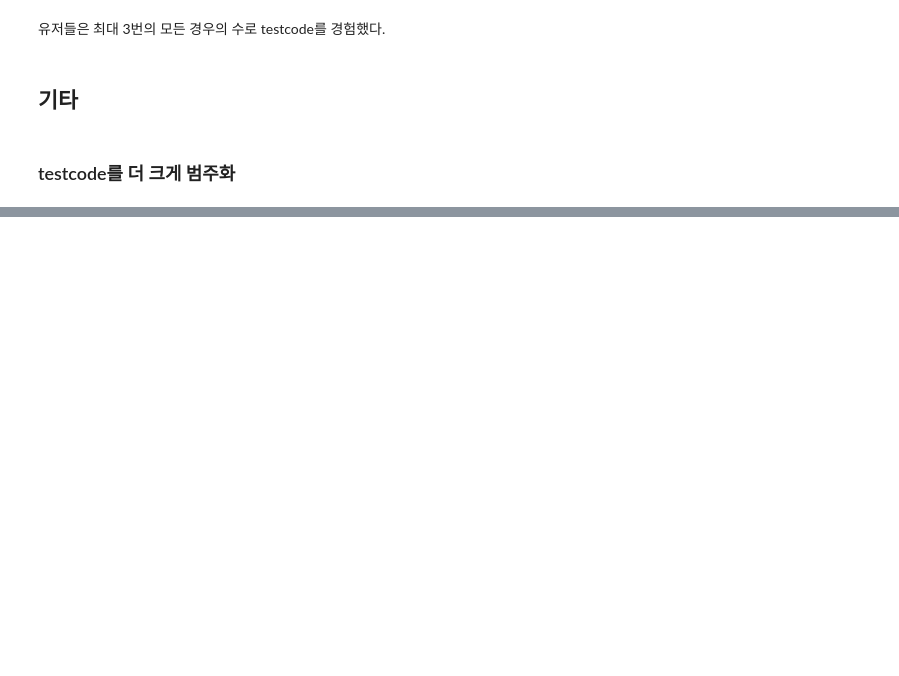
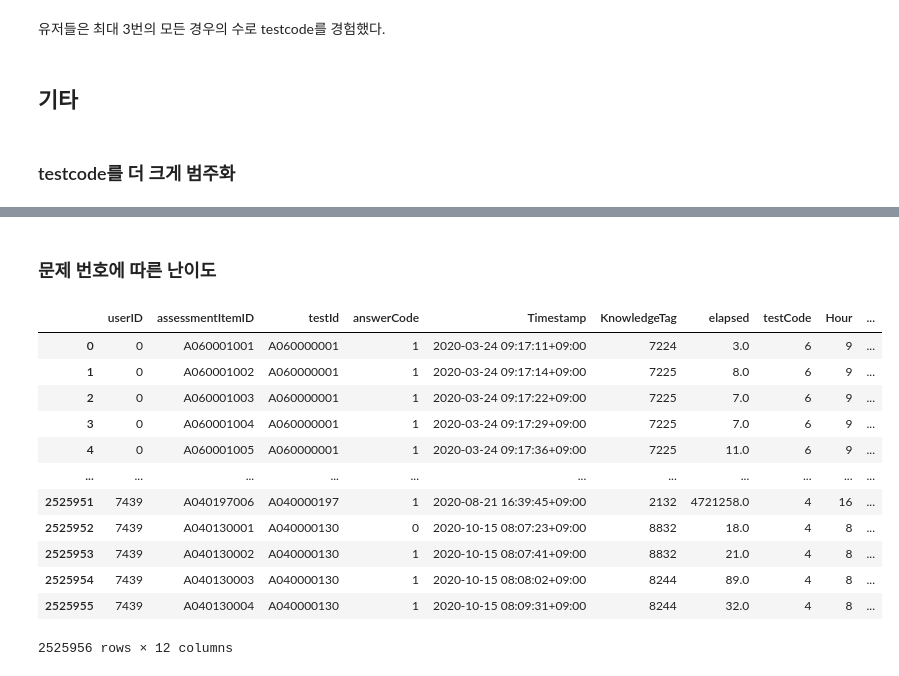
Before and after one commit to boostcampaitech5/level2_dkt-recsys-09, a Jupyter notebook: eda/eda_integration.ipynb, the cells around one changed output, grey strips where cells are left out. Saved outputs shown, nothing was run; the diff lists cells and outputs as text; code cells hidden in the pictures; blank space fills up the shorter version.

```diff
--- a/eda/eda_integration.ipynb
+++ b/eda/eda_integration.ipynb
@@ -895,0 +932,2 @@ sns.barplot(x='bigtestCode', y='answerCode', data=bigcode_groupby, palette='wint
+# %% [markdown]
+### 문제 번호에 따른 난이도
@@ -895,0 +940,27 @@ sns.barplot(x='bigtestCode', y='answerCode', data=bigcode_groupby, palette='wint
+# %%
+# test 별로 그룹화 한뒤 각 test 별로 마지막 문항을 나타내는 last_prob_no 피쳐 생성
+tmp = df_1.groupby(["testId"]).agg({"item": "max"})
+tmp.rename(columns={"item": "last_prob_no"}, inplace=True)
+
+# 기존의 DF와 merge 하여 각각의 시험지의 마지막 문항을 나타내는 피쳐 추가
+tmp_df = df_1.copy()
+tmp_df = pd.merge(tmp_df, tmp, on="testId", how="left")
+
+# 마지막 문제와 가까운 정도를 계산
+tmp_df["last_prob"] = tmp_df["item"] / tmp_df["last_prob_no"]
+tmp_df = tmp_df.drop("last_prob_no", axis=1)
+tmp_df
+# %% [output]
+|  | userID | assessmentItemID | testId | answerCode | Timestamp | KnowledgeTag | elapsed | testCode | Hour | ... |
+| 0 | 0 | A060001001 | A060000001 | 1 | 2020-03-24 09:17:11+09:00 | 7224 | 3.0 | 6 | 9 | ... |
+| 1 | 0 | A060001002 | A060000001 | 1 | 2020-03-24 09:17:14+09:00 | 7225 | 8.0 | 6 | 9 | ... |
+| 2 | 0 | A060001003 | A060000001 | 1 | 2020-03-24 09:17:22+09:00 | 7225 | 7.0 | 6 | 9 | ... |
+| 3 | 0 | A060001004 | A060000001 | 1 | 2020-03-24 09:17:29+09:00 | 7225 | 7.0 | 6 | 9 | ... |
+| 4 | 0 | A060001005 | A060000001 | 1 | 2020-03-24 09:17:36+09:00 | 7225 | 11.0 | 6 | 9 | ... |
+| ... | ... | ... | ... | ... | ... | ... | ... | ... | ... | ... |
+| 2525951 | 7439 | A040197006 | A040000197 | 1 | 2020-08-21 16:39:45+09:00 | 2132 | 4721258.0 | 4 | 16 | ... |
+| 2525952 | 7439 | A040130001 | A040000130 | 0 | 2020-10-15 08:07:23+09:00 | 8832 | 18.0 | 4 | 8 | ... |
+| 2525953 | 7439 | A040130002 | A040000130 | 1 | 2020-10-15 08:07:41+09:00 | 8832 | 21.0 | 4 | 8 | ... |
+| 2525954 | 7439 | A040130003 | A040000130 | 1 | 2020-10-15 08:08:02+09:00 | 8244 | 89.0 | 4 | 8 | ... |
+| 2525955 | 7439 | A040130004 | A040000130 | 1 | 2020-10-15 08:09:31+09:00 | 8244 | 32.0 | 4 | 8 | ... |
+2525956 rows × 12 columns
```
Also changed, not shown: parts of 25 cells of this notebook.
